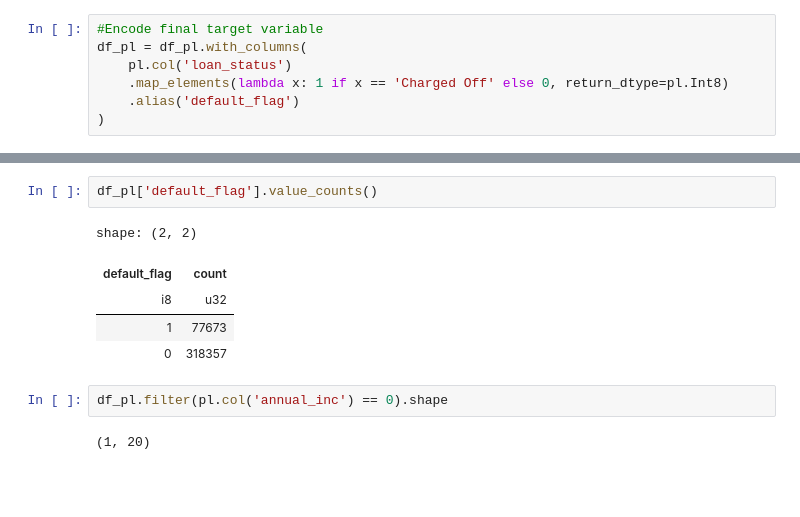
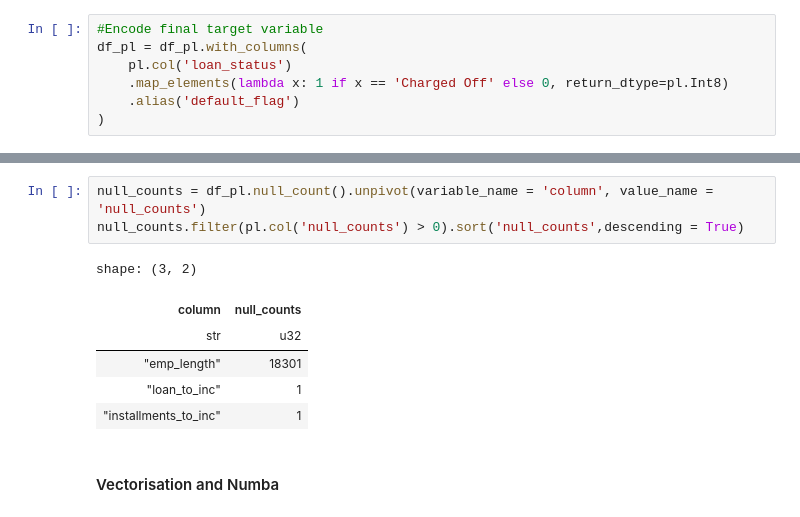
Before and after one commit to sophie-ay/lending-club, a Jupyter notebook: eda_datafixes.ipynb, the cells around one changed output, grey strips where cells are left out. Drawn from its saved outputs; the diff is of its cells as text; blank space fills up the shorter version.

```diff
--- a/eda_datafixes.ipynb
+++ b/eda_datafixes.ipynb
@@ -307,14 +310,14 @@ shape: (9, 21)
 | "75%" | 20000.0 | null | 16.49 | null | null | 90000.0 | null | 22.98 | null | ... |
 | "max" | 40000.0 | " 60 months" | 30.99 | "G" | "RENT" | 8.706582e6 | "Fully Paid" | 9999.0 | "< 1 year" | ... |
 # %%
-df_pl['default_flag'].value_counts()
+null_counts = df_pl.null_count().unpivot(variable_name = 'column', value_name = 'null_counts')
+null_counts.filter(pl.col('null_counts') > 0).sort('null_counts',descending = True)
 # %% [output]
-shape: (2, 2)
+shape: (3, 2)
-| default_flag | count |
-| i8 | u32 |
-| 1 | 77673 |
-| 0 | 318357 |
+| column | null_counts |
+| str | u32 |
+| "emp_length" | 18301 |
+| "loan_to_inc" | 1 |
+| "installments_to_inc" | 1 |
-# %%
-df_pl.filter(pl.col('annual_inc') == 0).shape
-# %% [output]
-(1, 20)
+# %% [markdown]
+#### Vectorisation and Numba
```
Also changed, not shown: parts of 8 cells of this notebook.
